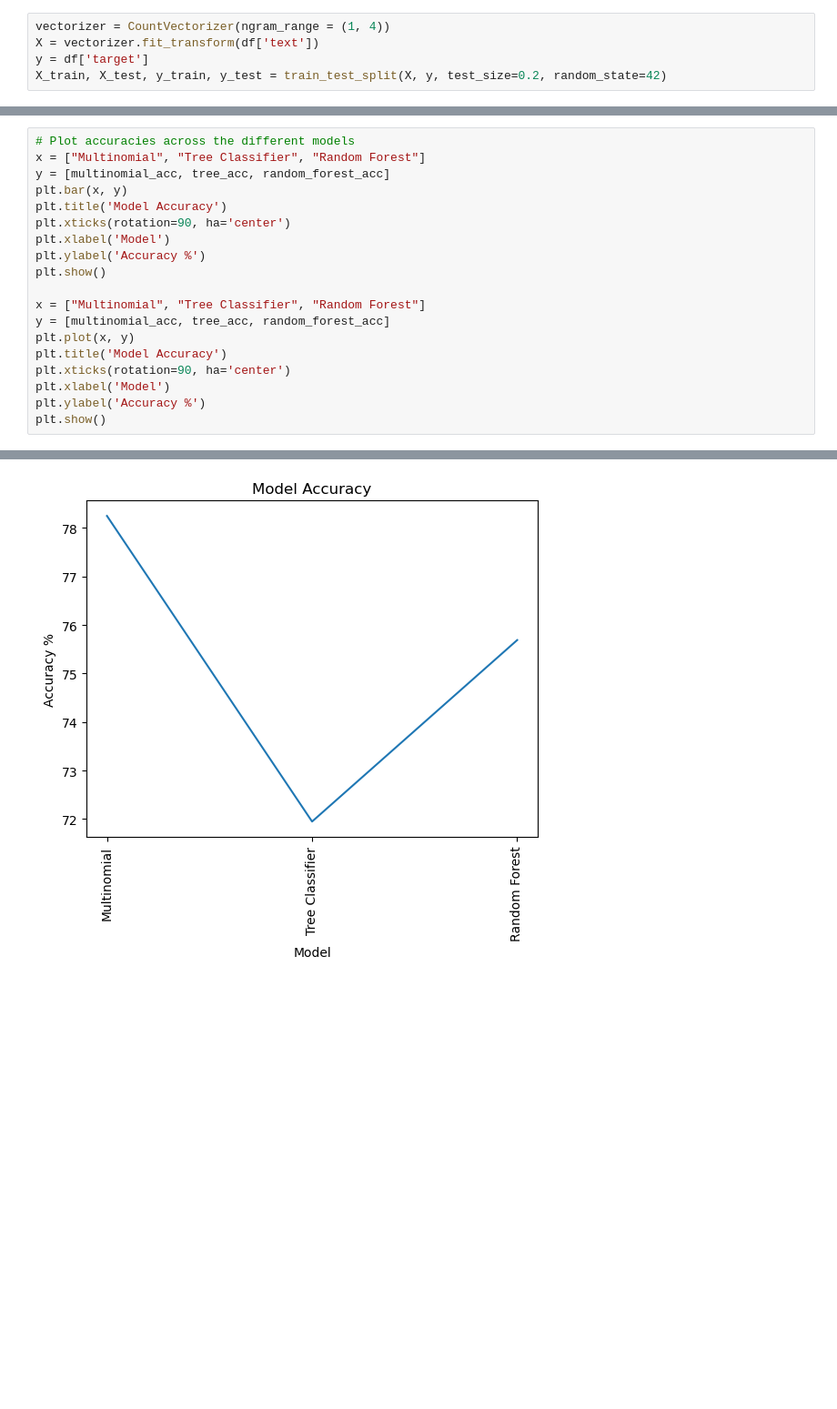
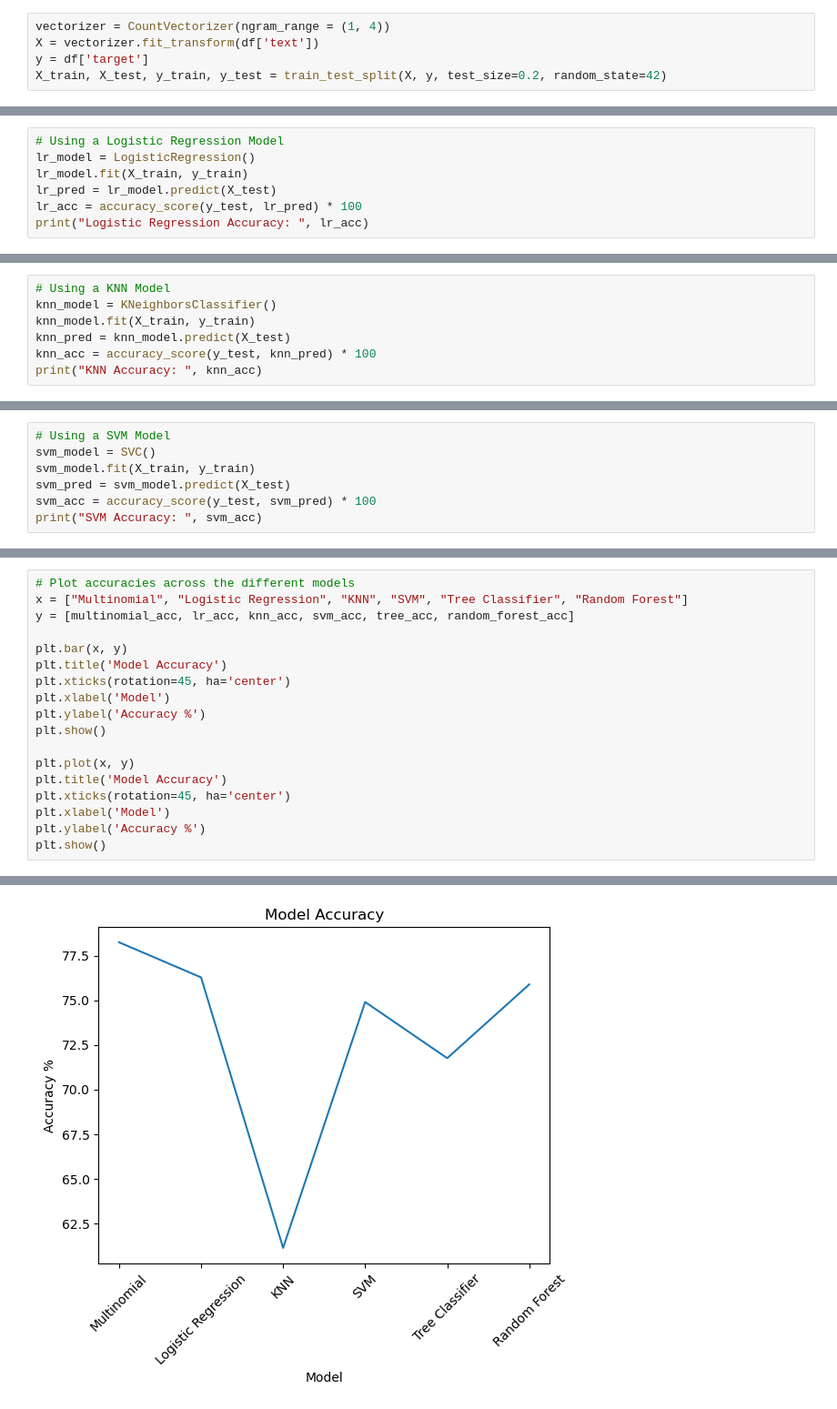
Before and after one commit to chrishead22/DisasterTweets, a Jupyter notebook: DisasterTweets.ipynb, the cells around one changed output, grey strips where cells are left out. Shown: that part at 91% size. Saved outputs shown, nothing was run; the diff lists cells and outputs as text; blank space fills up the shorter version.

```diff
--- a/DisasterTweets.ipynb
+++ b/DisasterTweets.ipynb
@@ -111,0 +116,7 @@ print("Multinomial Accuracy: ", multinomial_acc)
+# %%
+# Using a Logistic Regression Model
+lr_model = LogisticRegression()
+lr_model.fit(X_train, y_train)
+lr_pred = lr_model.predict(X_test)
+lr_acc = accuracy_score(y_test, lr_pred) * 100
+print("Logistic Regression Accuracy: ", lr_acc)
@@ -111,0 +125,7 @@ print("Multinomial Accuracy: ", multinomial_acc)
+# %%
+# Using a KNN Model
+knn_model = KNeighborsClassifier()
+knn_model.fit(X_train, y_train)
+knn_pred = knn_model.predict(X_test)
+knn_acc = accuracy_score(y_test, knn_pred) * 100
+print("KNN Accuracy: ", knn_acc)
@@ -111,0 +134,7 @@ print("Multinomial Accuracy: ", multinomial_acc)
+# %%
+# Using a SVM Model
+svm_model = SVC()
+svm_model.fit(X_train, y_train)
+svm_pred = svm_model.predict(X_test)
+svm_acc = accuracy_score(y_test, svm_pred) * 100
+print("SVM Accuracy: ", svm_acc)
@@ -130,19 +161,18 @@ print("Random Forest Accuracy: ", random_forest_acc)
 # %%
 # Plot accuracies across the different models
-x = ["Multinomial", "Tree Classifier", "Random Forest"]
-y = [multinomial_acc, tree_acc, random_forest_acc]
+x = ["Multinomial", "Logistic Regression", "KNN", "SVM", "Tree Classifier", "Random Forest"]
+y = [multinomial_acc, lr_acc, knn_acc, svm_acc, tree_acc, random_forest_acc]
+
 plt.bar(x, y)
 plt.title('Model Accuracy')
-plt.xticks(rotation=90, ha='center')
+plt.xticks(rotation=45, ha='center')
 plt.xlabel('Model')
 plt.ylabel('Accuracy %')
 plt.show()
 
-x = ["Multinomial", "Tree Classifier", "Random Forest"]
-y = [multinomial_acc, tree_acc, random_forest_acc]
 plt.plot(x, y)
 plt.title('Model Accuracy')
-plt.xticks(rotation=90, ha='center')
+plt.xticks(rotation=45, ha='center')
 plt.xlabel('Model')
 plt.ylabel('Accuracy %')
 plt.show()
@@ -151 +181 @@ plt.show()
-[figure, old version]
+[figure, new version]
```
Also changed, not shown: parts of 10 cells of this notebook.
